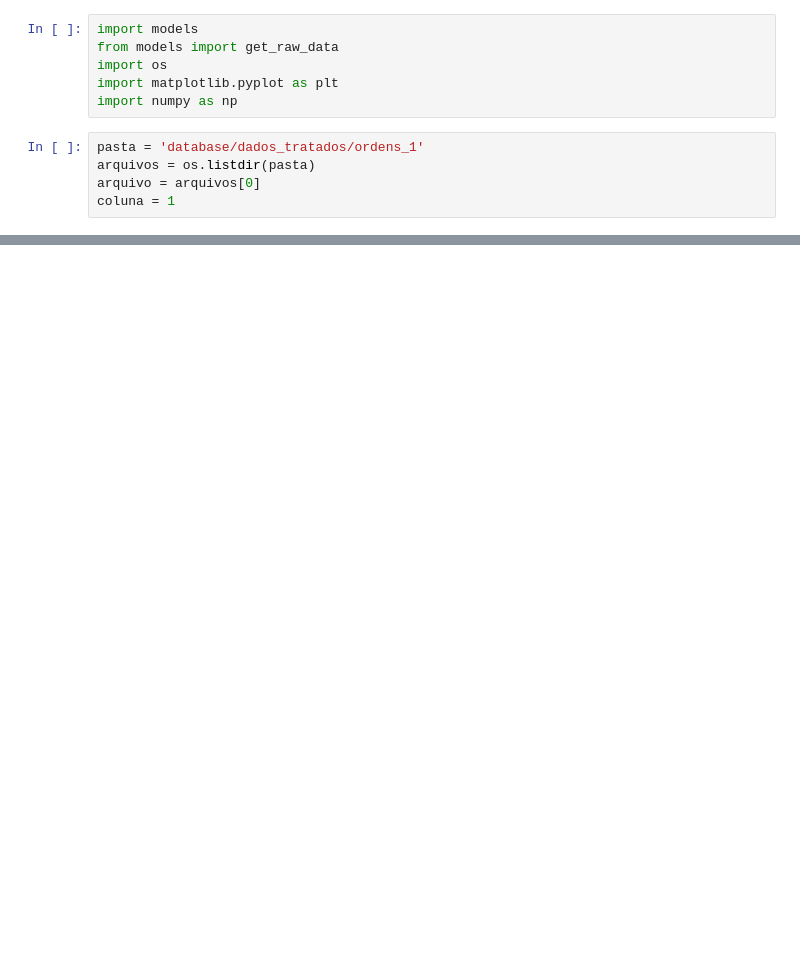
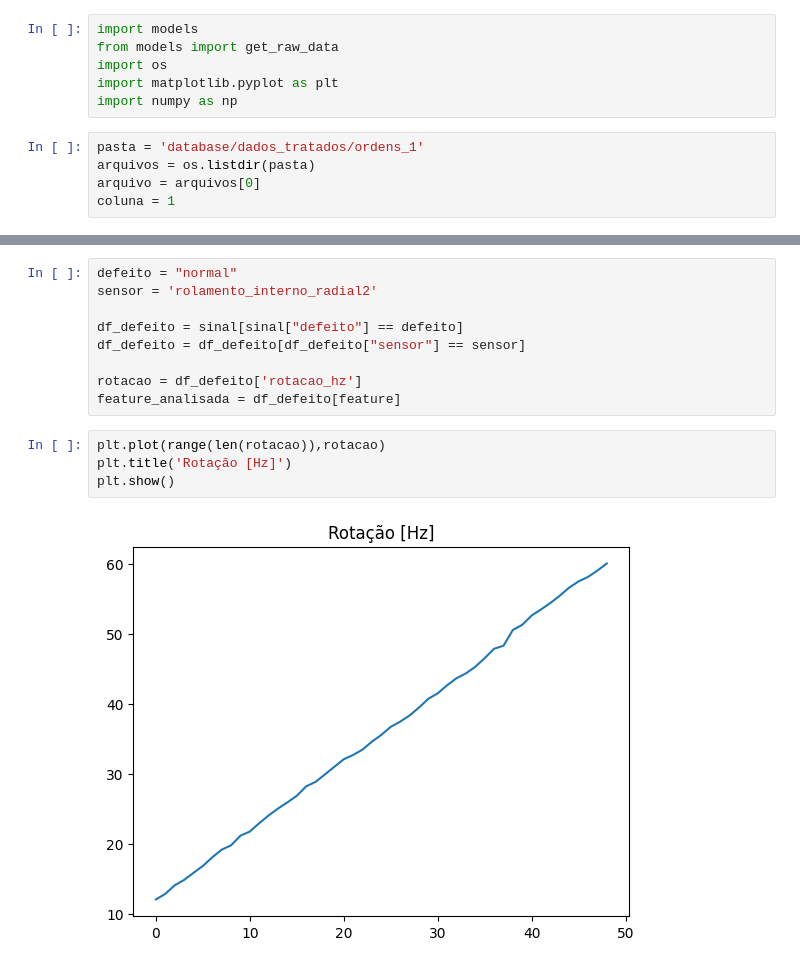
Before and after one commit to dossleo/ProjetoFinal_LeoanrdoPacheco_UFRJ_LAVI, a Jupyter notebook: ler_indicadores.ipynb, the cells around one changed output, grey strips where cells are left out. Cells and saved outputs as stored; diff of their text form; blank space fills up the shorter version.

```diff
--- a/ler_indicadores.ipynb
+++ b/ler_indicadores.ipynb
@@ -49,0 +23,15 @@ plt.show()
+# %%
+defeito = "normal"
+sensor = 'rolamento_interno_radial2'
+
+df_defeito = sinal[sinal["defeito"] == defeito]
+df_defeito = df_defeito[df_defeito["sensor"] == sensor]
+
+rotacao = df_defeito['rotacao_hz']
+feature_analisada = df_defeito[feature]
+# %%
+plt.plot(range(len(rotacao)),rotacao)
+plt.title('Rotação [Hz]')
+plt.show()
+# %% [output]
+[figure, added]
```
Also changed, not shown: parts of 5 cells of this notebook, 4 other files.
